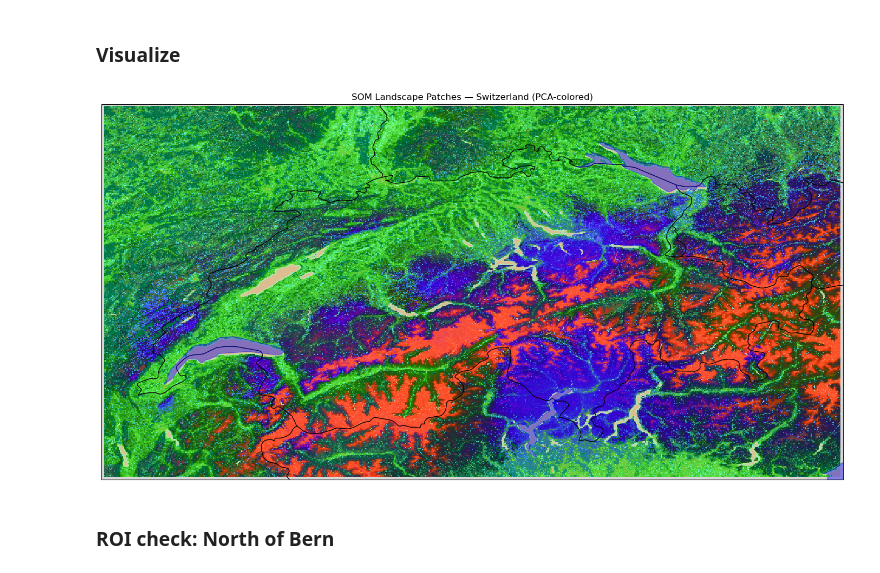
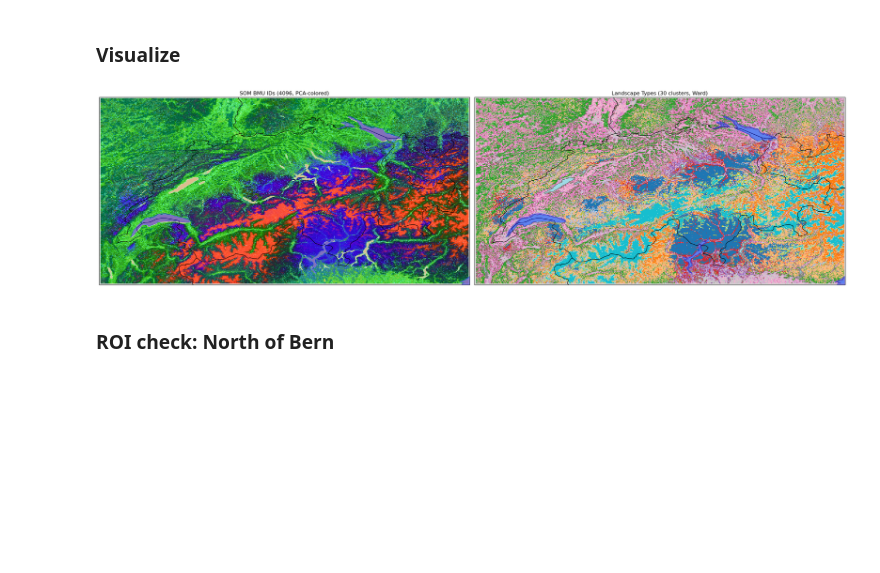
Before and after one commit to Kronmar-Bafu/cas-aml-project, a Jupyter notebook: 11_som_mapping.ipynb, the cells around one changed output. Saved outputs shown, nothing was run; the diff lists cells and outputs as text; code cells hidden in the pictures; blank space fills up the shorter version.

Commit message:
constructed landscape polygons

```diff
--- a/11_som_mapping.ipynb
+++ b/11_som_mapping.ipynb
@@ -193,45 +274,60 @@ Saved: (9010, 17810), unique patches: 4,096
 # %%
 import pickle
 import matplotlib.pyplot as plt
 import matplotlib.colors as mcolors
 from sklearn.decomposition import PCA
 import cartopy.crs as ccrs
 import cartopy.feature as cfeature
 from geo_utils import BOUNDS, apply_map_decor
 
-# PCA-based colormap from codebook
+# --- PCA-based colormap for BMU IDs ---
 with open('final_som_codebook.pkl', 'rb') as f:
     cb = pickle.load(f)
 
 pca = PCA(n_components=3)
 cb_3d = pca.fit_transform(cb)
 for c in range(3):
     lo, hi = cb_3d[:, c].min(), cb_3d[:, c].max()
     cb_3d[:, c] = (cb_3d[:, c] - lo) / (hi - lo + 1e-8)
 
 n_units = cb.shape[0]
-colors = np.vstack([[0.85, 0.85, 0.85], cb_3d])
-som_cmap = mcolors.ListedColormap(colors)
+colors_bmu = np.vstack([[0.85, 0.85, 0.85], cb_3d])
+som_cmap = mcolors.ListedColormap(colors_bmu)
 
-# Full Switzerland — downsample for rendering
+# --- Landscape type colormap (tab20 + grey for nodata) ---
+n_types = int(cluster_da.values.max()) + 1
+base_cm = plt.cm.get_cmap('tab20', n_types)
+type_colors = np.vstack([[0.85, 0.85, 0.85], base_cm(np.arange(n_types))[:, :3]])
+type_cmap = mcolors.ListedColormap(type_colors)
+
+# --- Downsample for rendering ---
 step = 20
-patch_shifted = (patch_da.values + 1)[::step, ::step]
+bmu_shifted = (patch_da.values + 1)[::step, ::step]
+type_shifted = (cluster_da.values + 1)[::step, ::step]
 
-fig, ax = plt.subplots(figsize=(14, 8), subplot_kw={'projection': ccrs.PlateCarree()})
-ax.imshow(
-    patch_shifted,
-    cmap=som_cmap,
-    vmin=0, vmax=n_units,
-    extent=[BOUNDS['lon_min'], BOUNDS['lon_max'],
-            BOUNDS['lat_min'], BOUNDS['lat_max']],
-    origin='upper',
-    interpolation='nearest',
-    transform=ccrs.PlateCarree(),
+extent = [BOUNDS['lon_min'], BOUNDS['lon_max'],
+          BOUNDS['lat_min'], BOUNDS['lat_max']]
+
+fig, (ax1, ax2) = plt.subplots(
+    1, 2, figsize=(24, 8),
+    subplot_kw={'projection': ccrs.PlateCarree()},
 )
-apply_map_decor(ax, 'SOM Landscape Patches — Switzerland (PCA-colored)')
+
+# Left: BMU IDs (PCA-colored)
+ax1.imshow(bmu_shifted, cmap=som_cmap, vmin=0, vmax=n_units,
+           extent=extent, origin='upper', interpolation='nearest',
+           transform=ccrs.PlateCarree())
+apply_map_decor(ax1, 'SOM BMU IDs (4096, PCA-colored)')
+
+# Right: Landscape types
+ax2.imshow(type_shifted, cmap=type_cmap, vmin=0, vmax=n_types,
+           extent=extent, origin='upper', interpolation='nearest',
+           transform=ccrs.PlateCarree())
+apply_map_decor(ax2, f'Landscape Types ({n_types} clusters, Ward)')
+
 plt.tight_layout()
 plt.show()
 # %% [output]
-[figure, old version]
+[figure, new version]
 # %% [markdown]
 ### ROI check: North of Bern
```
Also changed, not shown: parts of 5 cells of this notebook, 3 other files.
